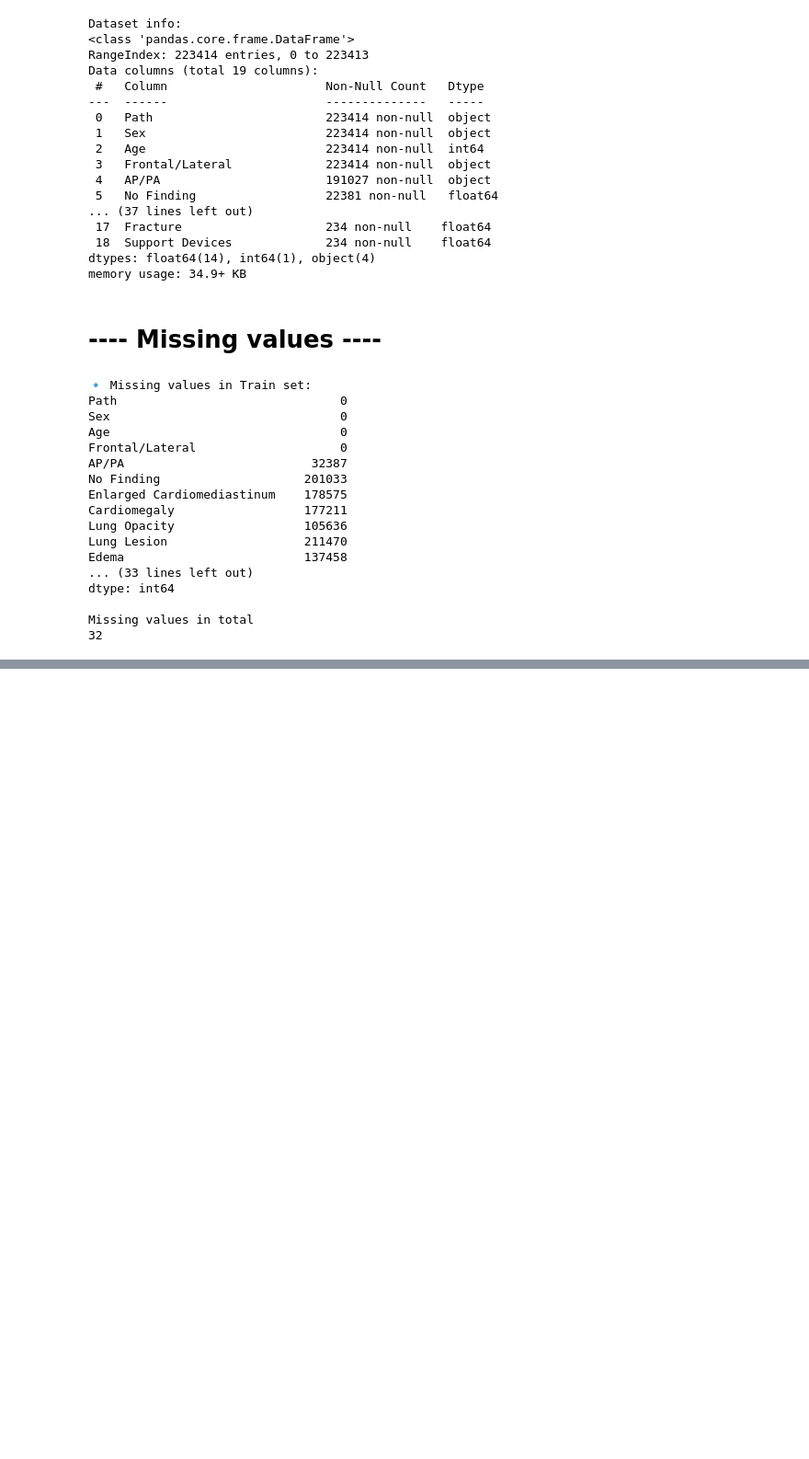
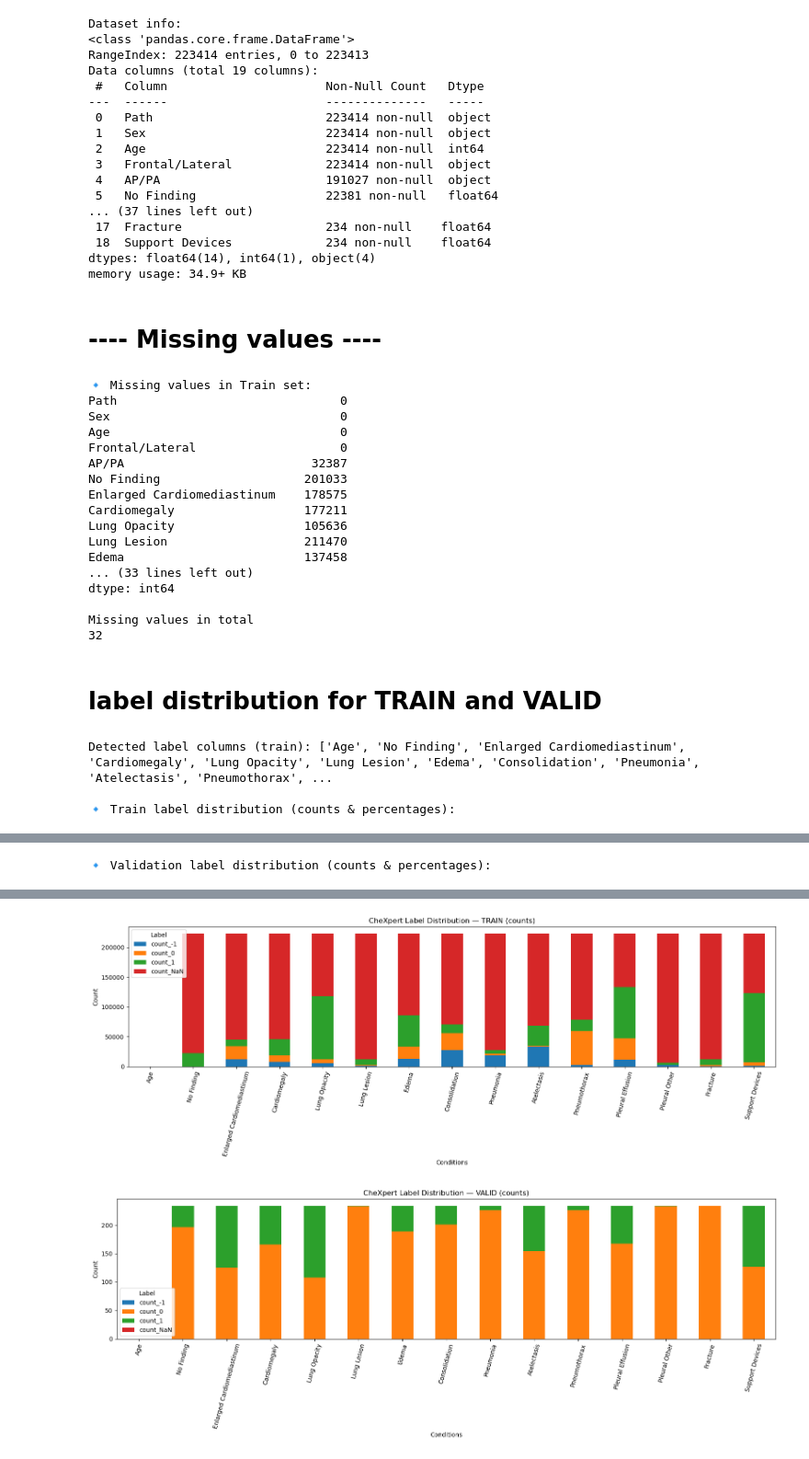
Before and after one commit to Mahyar-mhn/CheXRayVision, a Jupyter notebook: EDA/EDA.ipynb, the cells around one changed output, grey strips where cells are left out. Shown at 92% size. Cells and saved outputs as stored; diff of their text form; code cells hidden in the pictures; blank space fills up the shorter version.

Commit message:
analyze the distribution of data and balance or imbalce of that

```diff
--- a/EDA/EDA.ipynb
+++ b/EDA/EDA.ipynb
@@ -164,3 +164,61 @@ dtype: int64
 
 Missing values in total
 32
+# %% [markdown]
+# label distribution for TRAIN and VALID
+# %%
+
+import numpy as np
+import pandas as pd
+import matplotlib.pyplot as plt
+
+# Identify label columns robustly: numeric columns (CheXpert labels are numeric: -1/0/1/NaN)
+def get_label_cols(df):
+    return [c for c in df.columns if pd.api.types.is_numeric_dtype(df[c])]
+
+label_cols_train = get_label_cols(train_df)
+label_cols_valid = [c for c in get_label_cols(valid_df) if c in label_cols_train]  # keep overlap
+
+print("\nDetected label columns (train):", label_cols_train)
+
+# Helper: build a tidy table with counts of -1, 0, 1, NaN
+def label_distribution_table(df, label_cols):
+    rows = []
+    for col in label_cols:
+        ser = df[col]
+        rows.append({
+            "label": col,
+            "count_-1": int((ser == -1).sum()),
+            "count_0":  int((ser == 0).sum()),
+            "count_1":  int((ser == 1).sum()),
+            "count_NaN": int(ser.isna().sum()),
+            "total":     int(ser.shape[0])
+        })
+    dist = pd.DataFrame(rows).set_index("label")
+    # Add percentages for convenience
+    for k in ["count_-1", "count_0", "count_1", "count_NaN"]:
+        dist[k.replace("count", "pct")] = (dist[k] / dist["total"]).round(4)
+    return dist
+
+train_dist = label_distribution_table(train_df, label_cols_train)
+valid_dist = label_distribution_table(valid_df, label_cols_valid)
+
+print("\n🔹 Train label distribution (counts & percentages):")
+display(train_dist.sort_index())
+
+print("\n🔹 Validation label distribution (counts & percentages):")
+display(valid_dist.sort_index())
+
+# Stacked bar plots (counts) — safe because all columns are numeric now
+def plot_stacked_counts(dist_df, title):
+    plot_df = dist_df[["count_-1","count_0","count_1","count_NaN"]]
+    plot_df.plot(kind="bar", stacked=True, figsize=(16,6), title=title)
+    plt.xlabel("Conditions"); plt.ylabel("Count"); plt.xticks(rotation=75); plt.legend(title="Label")
+    plt.tight_layout(); plt.show()
+
+plot_stacked_counts(train_dist, "CheXpert Label Distribution — TRAIN (counts)")
+plot_stacked_counts(valid_dist, "CheXpert Label Distribution — VALID (counts)")
+# %% [output]
+Detected label columns (train): ['Age', 'No Finding', 'Enlarged Cardiomediastinum', 'Cardiomegaly', 'Lung Opacity', 'Lung Lesion', 'Edema', 'Consolidation', 'Pneumonia', 'Atelectasis', 'Pneumothorax', ...
+
+🔹 Train label distribution (counts & percentages):
@@ -166,0 +242 @@ Missing values in total
+🔹 Validation label distribution (counts & percentages):
@@ -166,0 +260,2 @@ Missing values in total
+[figure, added]
+[figure, added]
```
Also changed, not shown: parts of 9 cells of this notebook.
